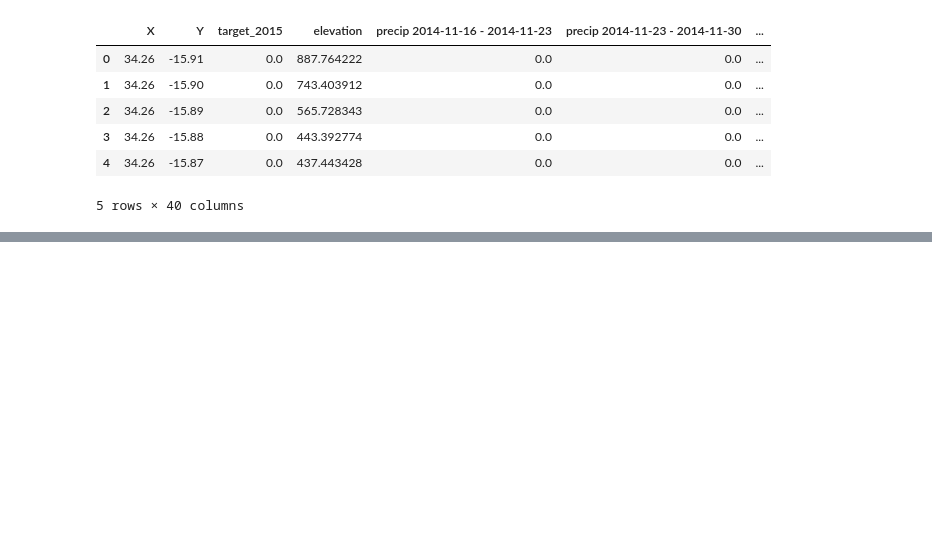
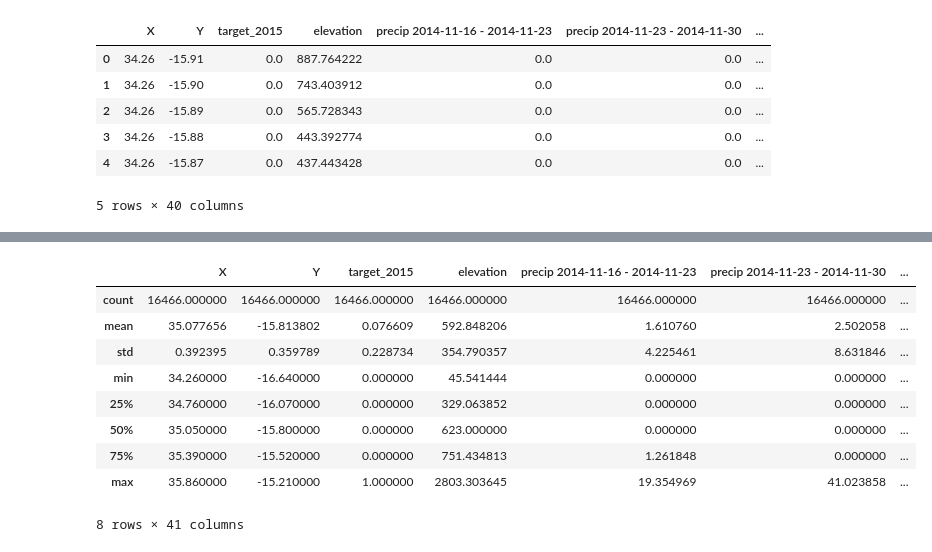
Before and after one commit to IoanaCristescu15/Malawi-Flood-Prediction, a Jupyter notebook: EDA Notebook.ipynb, the cells around one changed output, grey strips where cells are left out. Cells and saved outputs as stored; diff of their text form; code cells hidden in the pictures; blank space fills up the shorter version.

```diff
--- a/EDA Notebook.ipynb
+++ b/EDA Notebook.ipynb
@@ -19,0 +166,13 @@ pd.read_csv('Train.csv').head()
+# %%
+df.describe()
+# %% [output]
+|  | X | Y | target_2015 | elevation | precip 2014-11-16 - 2014-11-23 | precip 2014-11-23 - 2014-11-30 | ... |
+| count | 16466.000000 | 16466.000000 | 16466.000000 | 16466.000000 | 16466.000000 | 16466.000000 | ... |
+| mean | 35.077656 | -15.813802 | 0.076609 | 592.848206 | 1.610760 | 2.502058 | ... |
+| std | 0.392395 | 0.359789 | 0.228734 | 354.790357 | 4.225461 | 8.631846 | ... |
+| min | 34.260000 | -16.640000 | 0.000000 | 45.541444 | 0.000000 | 0.000000 | ... |
+| 25% | 34.760000 | -16.070000 | 0.000000 | 329.063852 | 0.000000 | 0.000000 | ... |
+| 50% | 35.050000 | -15.800000 | 0.000000 | 623.000000 | 0.000000 | 0.000000 | ... |
+| 75% | 35.390000 | -15.520000 | 0.000000 | 751.434813 | 1.261848 | 0.000000 | ... |
+| max | 35.860000 | -15.210000 | 1.000000 | 2803.303645 | 19.354969 | 41.023858 | ... |
+8 rows × 41 columns
```
Also changed, not shown: parts of 11 cells of this notebook.
